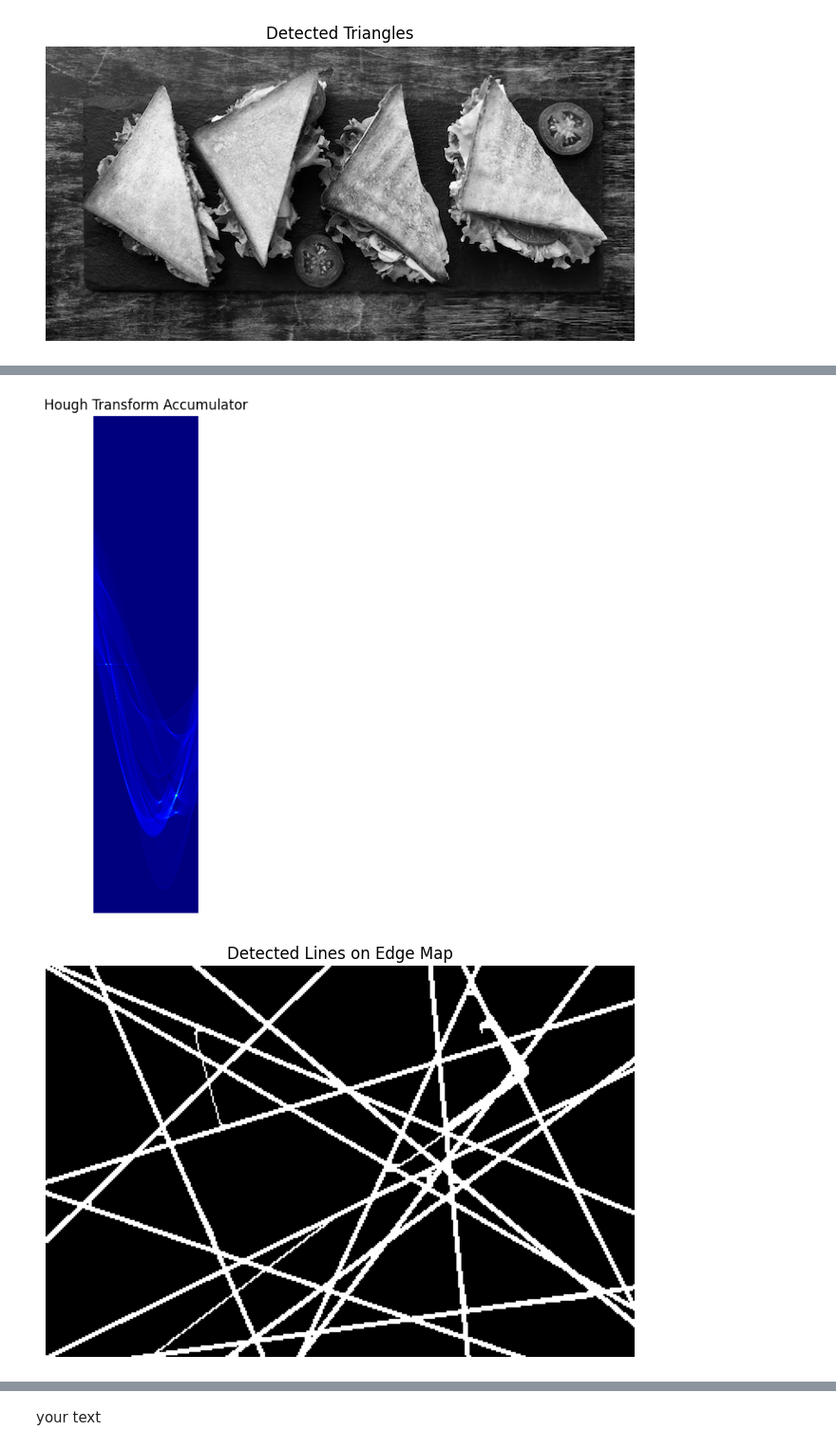
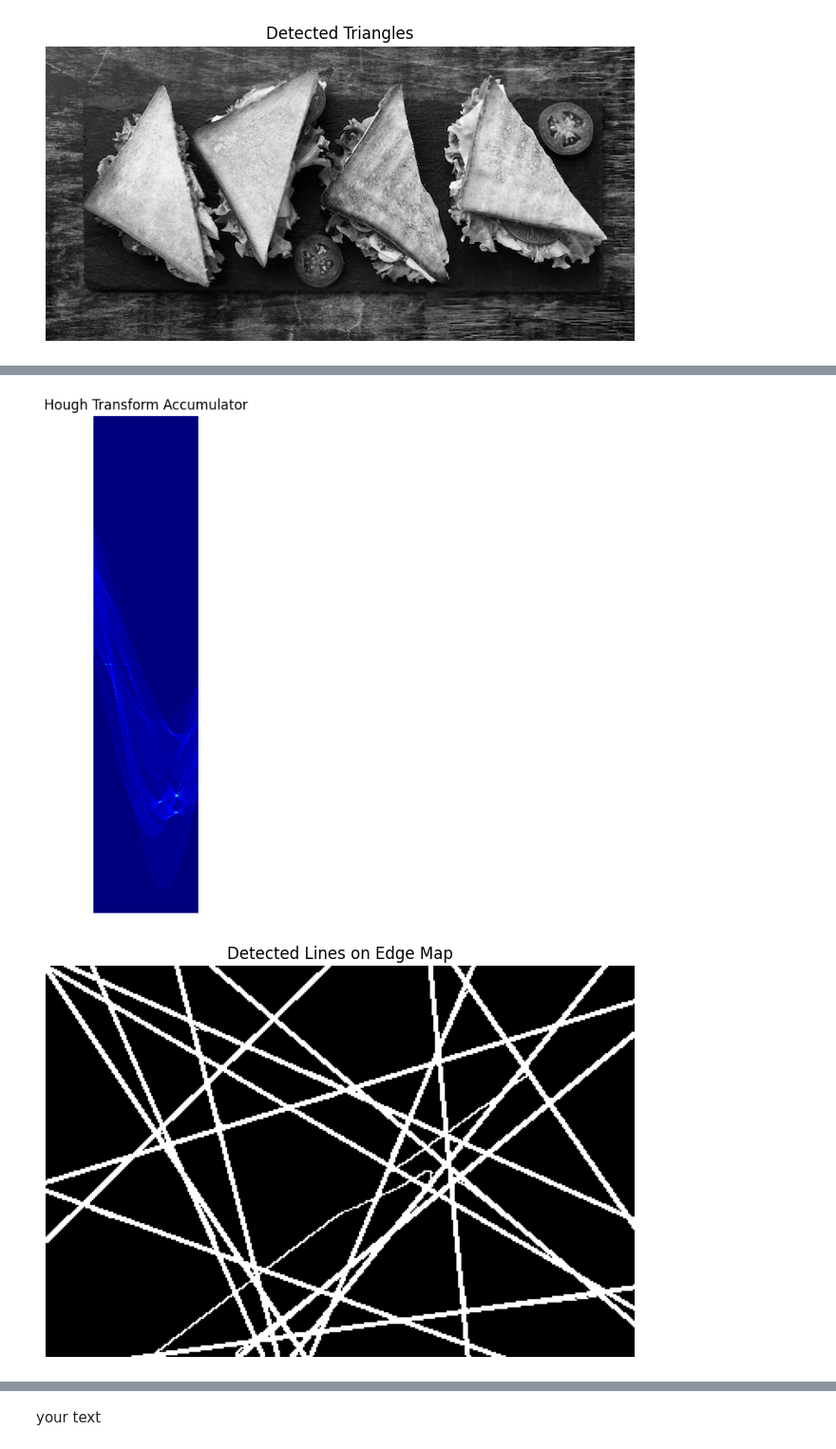
Before and after one commit to danielbob32/Detect-Triangles-HT, a Jupyter notebook: CV_ex1.ipynb, the cells around one changed output, grey strips where cells are left out. Shown at 95% size. Cells and saved outputs as stored; diff of their text form; code cells hidden in the pictures.

```diff
--- a/CV_ex1.ipynb
+++ b/CV_ex1.ipynb
@@ -722,8 +722,8 @@ def process_image(image_path, preprocess_params, hough_params, nms_params):
     edges = cv2.Canny(preprocessed, 100, 200)
 
     # Apply morphological operations to remove small noises
-    kernel = np.ones((5, 5), np.uint8)
-    edges = cv2.morphologyEx(edges, cv2.MORPH_CLOSE, kernel, iterations=1)
+    #kernel = np.ones((5, 5), np.uint8)
+    #edges = cv2.morphologyEx(edges, cv2.MORPH_CLOSE, kernel, iterations=1)
     display_image("Edge Map", edges)
 
     lines, accumulator = hough_transform(edges, **hough_params)
@@ -735,15 +735,15 @@ def process_image(image_path, preprocess_params, hough_params, nms_params):
 
 # Parameters for the first image
 image_path1 = 'Assets/group_natural/top-view-triangle-sandwiches-slate-with-tomatoes_23-2148640143.png'
-preprocess_params1 = {'d': 7, 'sigmaColor': 75, 'sigmaSpace': 75, 'blur_ksize': 5}
+preprocess_params1 = {'d': 9, 'sigmaColor': 75, 'sigmaSpace': 75, 'blur_ksize': 5}
 hough_params1 = {'rho_res': 1, 'theta_res': np.pi / 180, 'threshold': 50}
 nms_params1 = {'distance_threshold': 30, 'angle_threshold': np.pi / 18}
 
 # Parameters for the second image
 image_path2 = 'Assets/group_sketch/several-triangles.jpg'
-preprocess_params2 = {'d': 9, 'sigmaColor': 100, 'sigmaSpace': 100, 'blur_ksize': 7}
-hough_params2 = {'rho_res': 1, 'theta_res': np.pi / 180, 'threshold': 50}
-nms_params2 = {'distance_threshold': 40, 'angle_threshold': np.pi / 36}
+preprocess_params2 = {'d': 9, 'sigmaColor': 80, 'sigmaSpace': 50, 'blur_ksize': 9}
+hough_params2 = {'rho_res': 1, 'theta_res': np.pi / 180, 'threshold': 40}
+nms_params2 = {'distance_threshold': 50, 'angle_threshold': np.pi / 36}
 
 #process_image(image_path1, preprocess_params1, hough_params1, nms_params1)
 process_image(image_path2, preprocess_params2, hough_params2, nms_params2)
@@ -753,2 +753,2 @@ process_image(image_path2, preprocess_params2, hough_params2, nms_params2)
-[figure, old version]
+[figure, new version]
-[figure, old version]
+[figure, new version]
```
Also changed, not shown: parts of 3 cells of this notebook.
